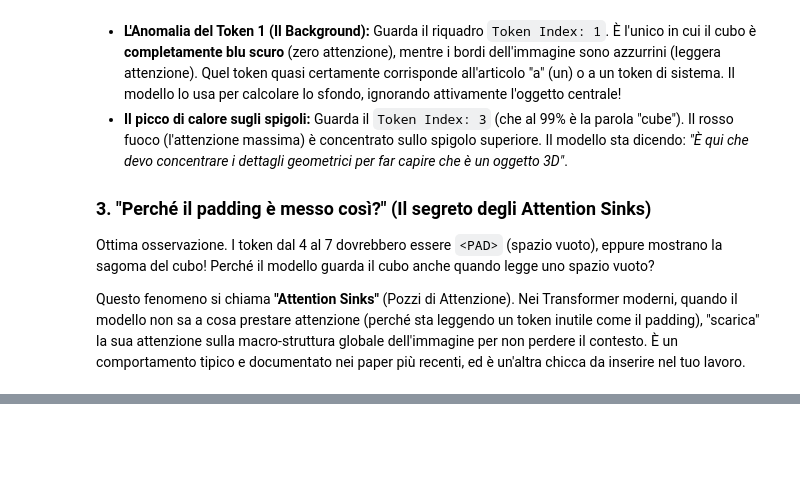
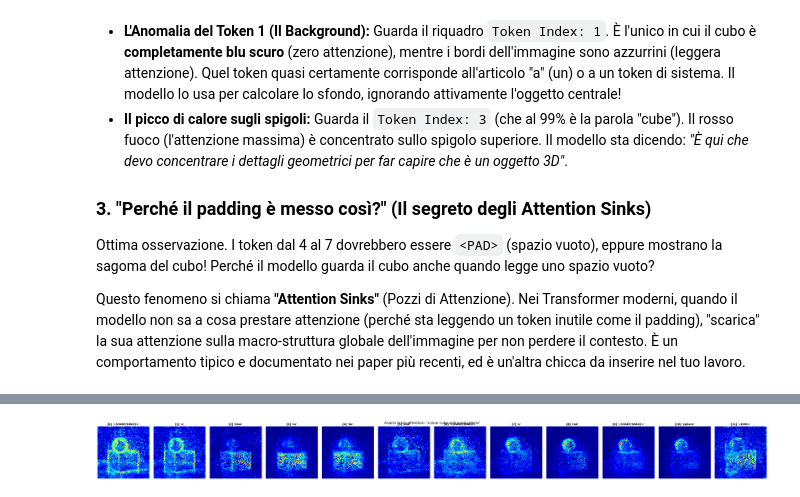
Before and after one commit to PtrTella/FlowStitch, a Jupyter notebook: local_analysis/01_dataset_explorer.ipynb, the cells around one changed output, grey strips where cells are left out. Drawn from its saved outputs; the diff is of its cells as text; code cells hidden in the pictures; blank space fills up the shorter version.

```diff
--- a/local_analysis/01_dataset_explorer.ipynb
+++ b/local_analysis/01_dataset_explorer.ipynb
@@ -80,7 +81,8 @@ from transformers import T5Tokenizer
 # Carichiamo il dizionario di FLUX (pesa pochissimo, non ti preoccupare)
 tokenizer = T5Tokenizer.from_pretrained("google/t5-v1_1-xxl")
 
-prompt = "a red cube"
+prompt = prompt_folder.replace("_"," ")
+print(prompt)
 # Traduciamo la frase in numeri
 tokens = tokenizer(prompt, return_tensors="pt").input_ids[0]
 
@@ -90,0 +103,50 @@ for i, token in enumerate(tokens[:8]): # Guardiamo i primi 8
+# %%
+import torch
+import matplotlib.pyplot as plt
+from transformers import T5Tokenizer
+import numpy as np
+
+# Carichiamo il Tokenizer
+tokenizer = T5Tokenizer.from_pretrained("google/t5-v1_1-xxl")
+tokens = tokenizer(prompt, return_tensors="pt").input_ids[0]
+
+# Carichiamo l'attenzione
+attn = torch.load(path + "attention_maps.pt", weights_only=True)
+layer10 = attn['layer_10']
+attn_mean = layer10[0].mean(dim=0) # Media sulle 24 teste
+
+# --- 2. FILTRAGGIO TOKEN UTILI ---
+# Troviamo dove si trova il token </s> (ID: 1) per tagliare il vuoto
+end_idx = (tokens == 1).nonzero(as_tuple=True)[0].item()
+
+# Prendiamo solo i token utili (compreso il token </s> per vedere dove finisce)
+token_utili = tokens[:end_idx + 1]
+n_plot = len(token_utili)
+
+# --- 3. PLOT AUTOMATICO ---
+fig, axes = plt.subplots(1, n_plot, figsize=(4 * n_plot, 4))
+if n_plot == 1: axes = [axes] # Gestione caso singolo
+
+for idx, token_id in enumerate(token_utili):
+    # Decodifica il token in testo leggibile (rimuove eventuali spazi strani)
+    parola = tokenizer.decode([token_id]).strip()
+    if parola == "": parola = "<START/SPACE>"
+    if token_id.item() == 1: parola = "<END>"
+
+    # Estrae la mappa e la ripiega in 2D
+    token_map_flat = attn_mean[:, idx]
+    token_map_2d = token_map_flat.view(64, 64).float().numpy()
+
+    # Disegna
+    ax = axes[idx]
+    im = ax.imshow(token_map_2d, cmap='jet')
+
+    # Formattazione titolo e aspetto
+    ax.set_title(f"[{idx}] '{parola}'", fontsize=14, fontweight='bold')
+    ax.axis('off')
+
+plt.tight_layout()
+plt.suptitle(f"Analisi Cross-Attention: '{prompt}'", fontsize=18, y=1.05)
+plt.show()
+# %% [output]
+[figure, added]
```
Also changed, not shown: parts of 3 cells of this notebook, 3 other files.
